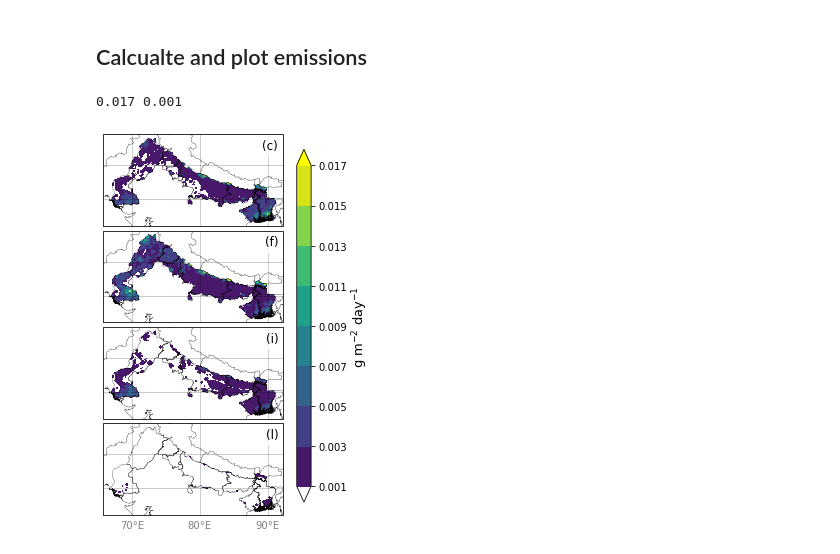
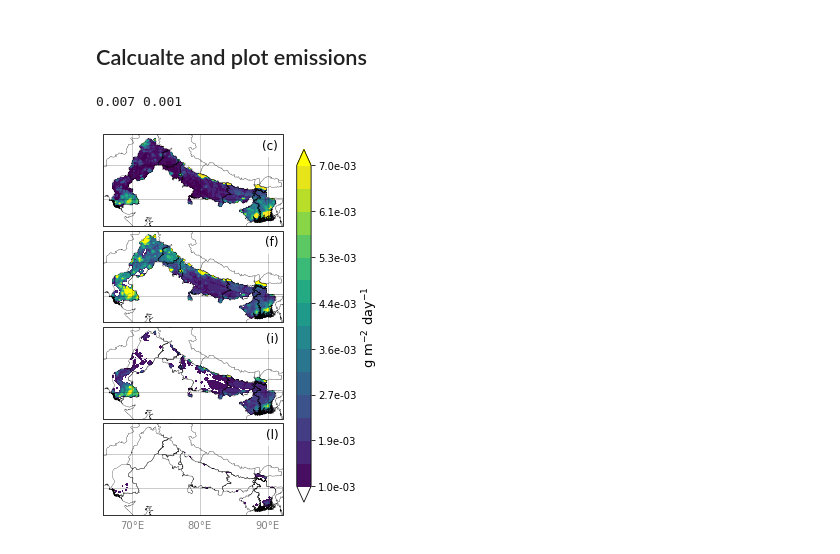
Before and after one commit to catemgn/AQ-IGP, a Jupyter notebook: analysis/emissions/emi_bio.ipynb, the cells around one changed output. Cells and saved outputs as stored; diff of their text form; code cells hidden in the pictures.

```diff
--- a/analysis/emissions/emi_bio.ipynb
+++ b/analysis/emissions/emi_bio.ipynb
@@ -134,9 +134,9 @@ def emiplot(lat,lon,pmds,mds,ads,wds, panels=["(c)","(f)","(i)","(l)"], title=No
 
     #reshape spacing between ticks
     if delta is None:
-            delta=0.002
-            cbar.set_ticks(list(np.arange(vmin, vmax+delta, delta)))
-            cbar.set_ticklabels([0.001,0.003,0.005,0.007,0.009,0.011,0.013,0.015,0.017])
+        delta=0.002
+        cbar.set_ticks(list(np.arange(vmin, vmax+delta, delta)))
+        #cbar.set_ticklabels([0.001,0.003,0.005,0.007,0.009,0.011,0.013,0.015,0.017])
 
     #title
     if title is not None:
@@ -192,11 +192,11 @@ for k in s.keys():
 # %%
 #Plot
 lat = s["pre"].XLAT[0,:,:]
 lon  = s["pre"].XLONG[0,:, :]
 
 savepth="./"
-emiplot(lat,lon,s_igp["pre"].avg_day_emibio,s_igp["mon"].avg_day_emibio,s_igp["post"].avg_day_emibio,s_igp["win"].avg_day_emibio,cmap="viridis", vmin=0.001,vmax=0.017,label="g m$^{-2}$ day$^{-1}$",
-        levs=9,figsize=[5,7],format="%.3f",save=True, spath=savepth,name="emi_bio",savef='png', dpi=300)
+emiplot(lat,lon,s_igp["pre"].avg_day_emibio,s_igp["mon"].avg_day_emibio,s_igp["post"].avg_day_emibio,s_igp["win"].avg_day_emibio,cmap="viridis", vmin=0.001,vmax=0.007,label="g m$^{-2}$ day$^{-1}$",
+        levs=15,delta=1e-3,figsize=[5,7],format="%.1e",save=True, spath=savepth,name="emi_bio",savef='png', dpi=300)
 # %% [output]
-0.017 0.001
+0.007 0.001
-[figure, old version]
+[figure, new version]
```
Also changed, not shown: 2 other files.
